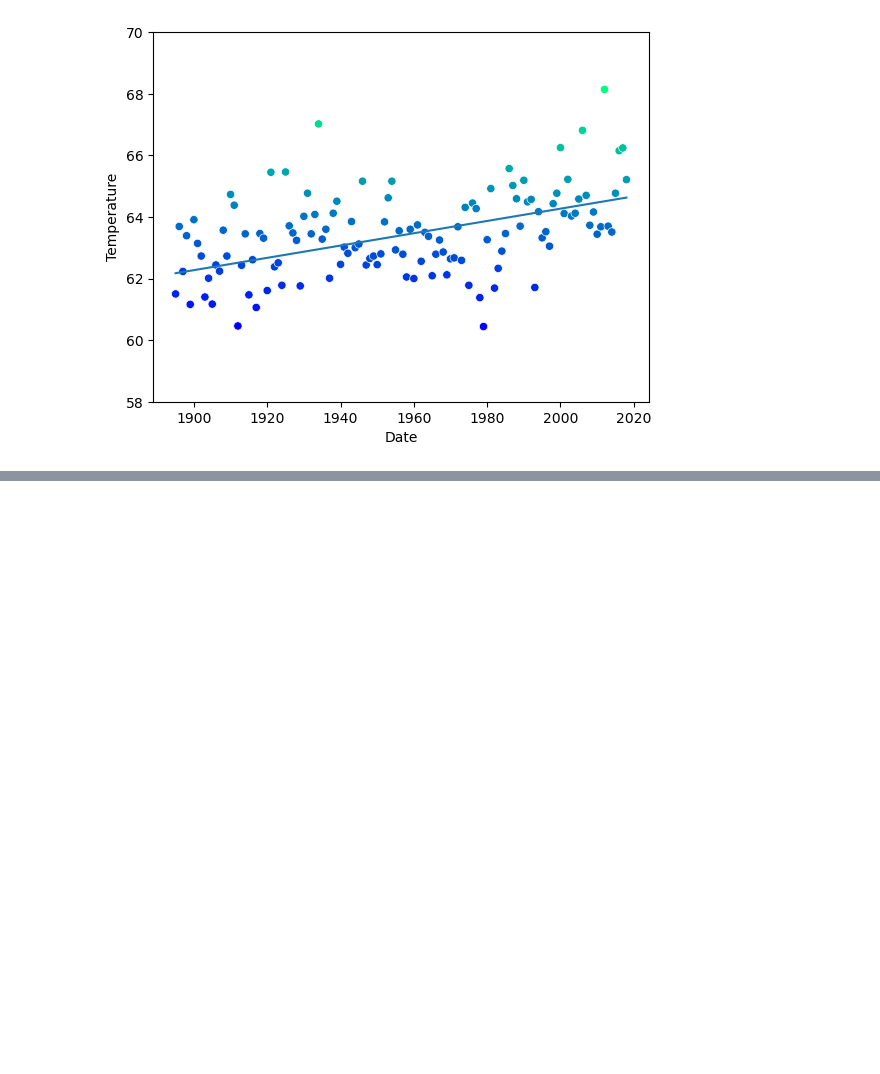
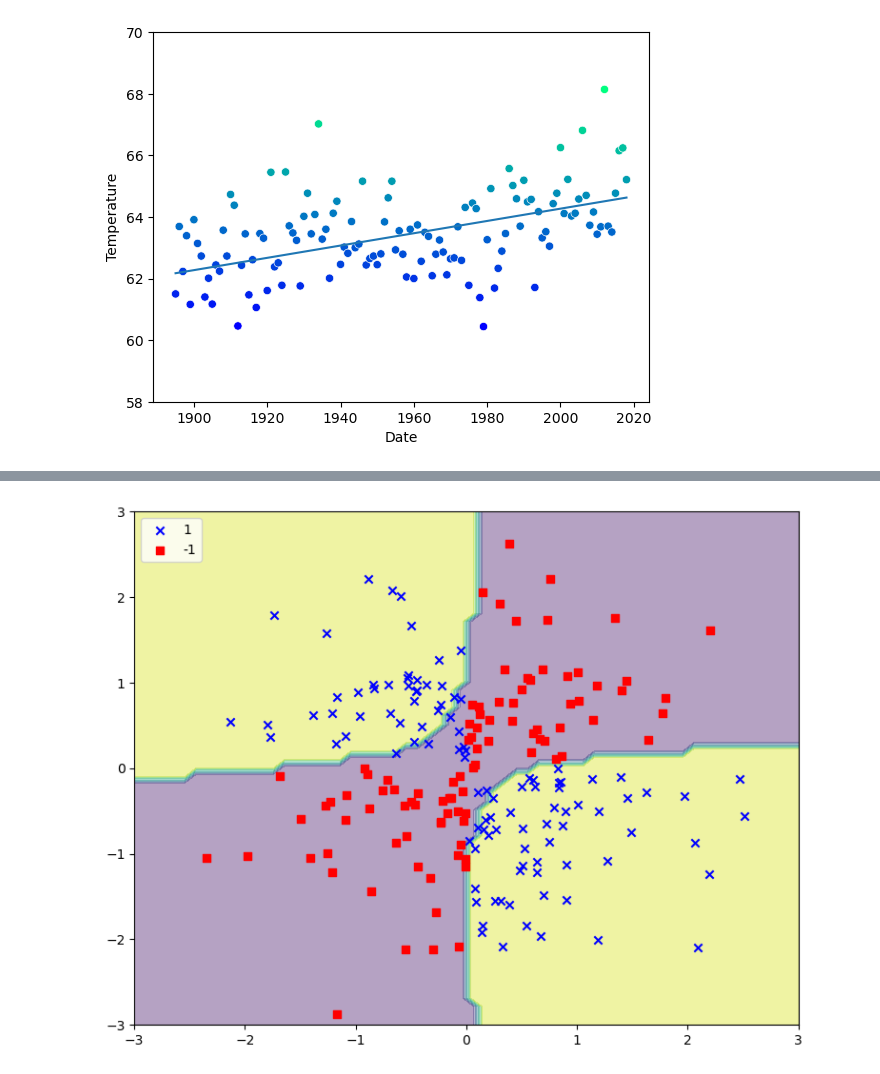
Before and after one commit to RRedBaron/ML-labs, a Jupyter notebook: Лаб3/lab3.ipynb, the cells around one changed output, grey strips where cells are left out. Drawn from its saved outputs; the diff is of its cells as text; code cells hidden in the pictures; blank space fills up the shorter version.

```diff
--- a/Лаб3/lab3.ipynb
+++ b/Лаб3/lab3.ipynb
@@ -77,0 +100,23 @@ plt.show()
+# %%
+X_train, X_test, y_train, y_test = train_test_split(X_xor, y_xor, test_size=0.3, random_state=1)
+
+svm = SVC(kernel='rbf', gamma=0.1, C=10)
+svm.fit(X_train, y_train)
+
+y_pred = svm.predict(X_test)
+
+plt.figure(figsize=(9, 7))
+x1_min, x1_max = X_xor[:, 0].min() - 1, X_xor[:, 0].max() + 1
+x2_min, x2_max = X_xor[:, 1].min() - 1, X_xor[:, 1].max() + 1
+xx1, xx2 = np.meshgrid(np.arange(x1_min, x1_max, 0.1), np.arange(x2_min, x2_max, 0.1))
+Z = svm.predict(np.array([xx1.ravel(), xx2.ravel()]).T)
+Z = Z.reshape(xx1.shape)
+plt.contourf(xx1, xx2, Z, alpha=0.4)
+plt.scatter(X_xor[y_xor == 1, 0], X_xor[y_xor == 1, 1], c='b', marker='x', label='1')
+plt.scatter(X_xor[y_xor == -1, 0], X_xor[y_xor == -1, 1], c='r', marker='s', label='-1')
+plt.legend(loc='upper left')
+plt.xlim([-3,3])
+plt.ylim([-3,3])
+plt.show()
+# %% [output]
+[figure, added]
```
Also changed, not shown: parts of 10 cells of this notebook, 4 other files.
